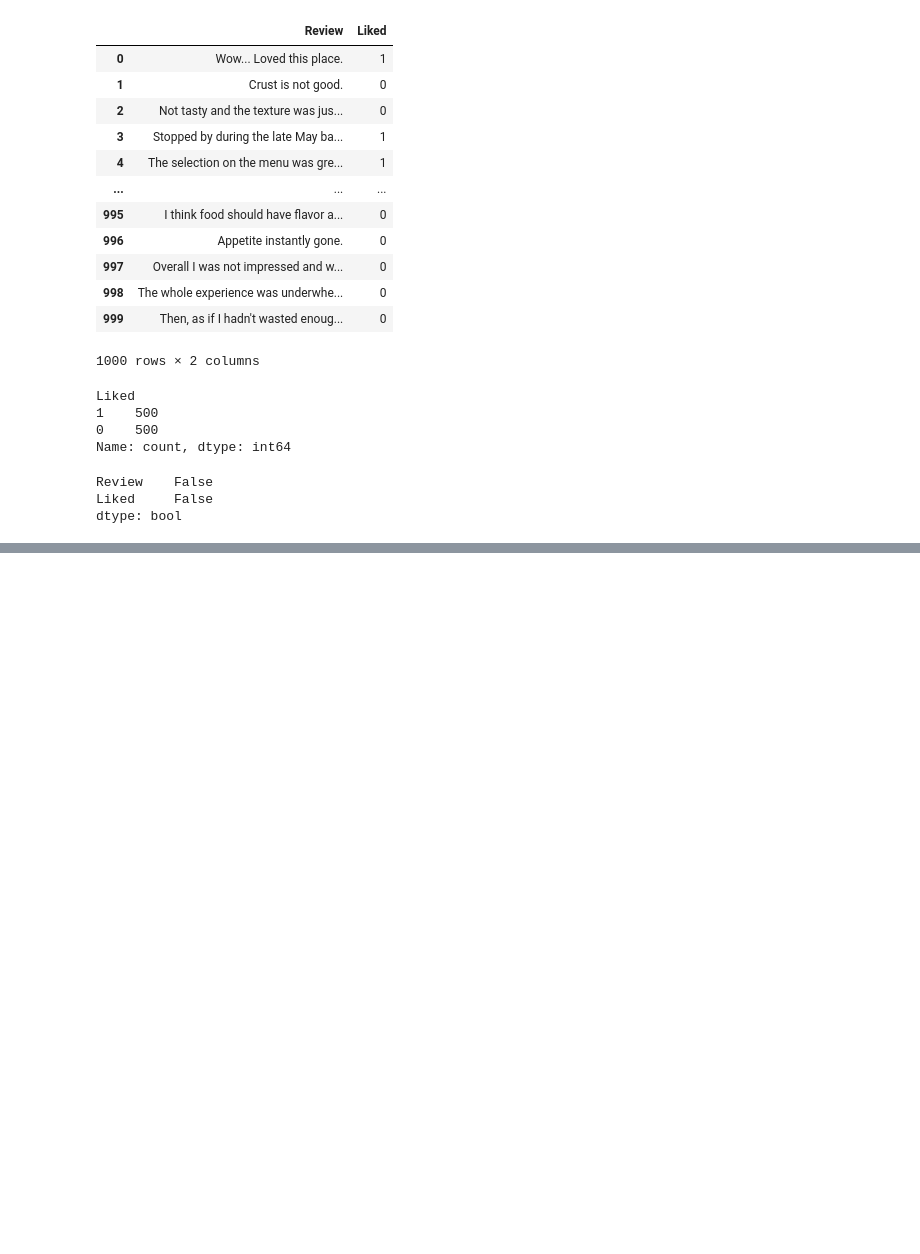
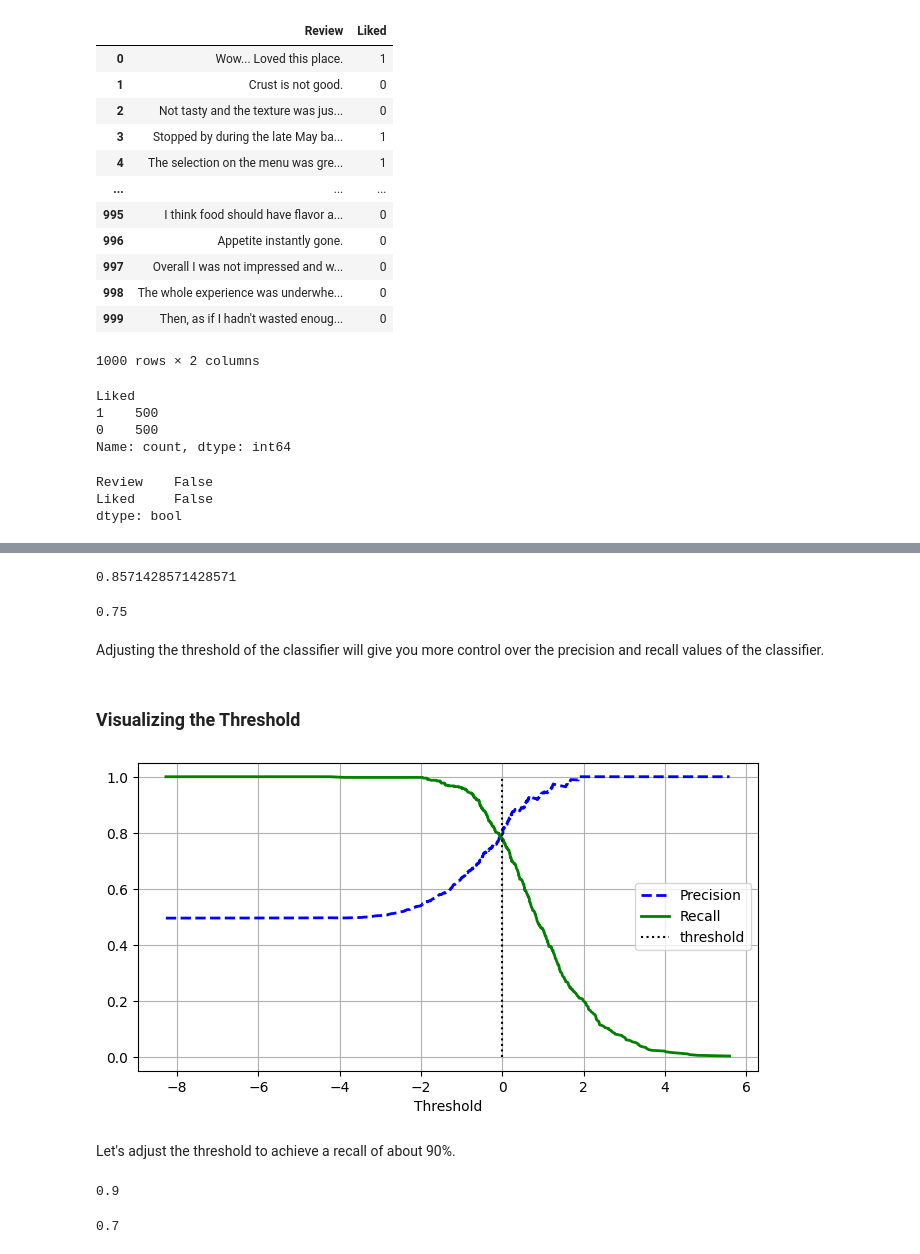
Before and after one commit to NeoAcereo/Restaurant-Review, a Jupyter notebook: Notebook.ipynb, the cells around one changed output, grey strips where cells are left out. Cells and saved outputs as stored; diff of their text form; code cells hidden in the pictures; blank space fills up the shorter version.

Commit message:
Removed some of the custom functions and replaced them with TFID vectorizer
Trained a linear svm with stochastic gradient descent optimization and adjusted threshold to manipulate precision and recall

```diff
--- a/Notebook.ipynb
+++ b/Notebook.ipynb
@@ -130,0 +130,3 @@ TypeError: clean_and_preprocess() got an unexpected keyword argument 'inplace'
+# %%
+vectorized_data = vectorizer.fit_transform(cleaned_data['Review']).toarray()
+vectorized_data.shape
@@ -130,0 +157,52 @@ TypeError: clean_and_preprocess() got an unexpected keyword argument 'inplace'
+# %%
+from sklearn.model_selection import train_test_split
+
+X_train, X_test, y_train, y_test = train_test_split(vectorized_data, cleaned_data['Liked'], test_size=0.2, random_state=42)
+# %%
+from sklearn.linear_model import SGDClassifier
+from sklearn.metrics import precision_score, recall_score
+
+sgd = SGDClassifier()
+sgd.fit(X_train, y_train)
+
+y_pred = sgd.predict(X_test)
+# %%
+precision_score(y_true=y_test,
+                y_pred=y_pred)
+# %% [output]
+0.8571428571428571
+# %%
+recall_score(y_true=y_test,
+             y_pred=y_pred)
+# %% [output]
+0.75
+# %% [markdown]
+Adjusting the threshold of the classifier will give you more control over the precision and recall values of the classifier.
+# %% [markdown]
+### Visualizing the Threshold
+# %%
+from sklearn.metrics import precision_recall_curve
+from sklearn.model_selection import cross_val_predict
+
+predictions = cross_val_predict(estimator=sgd,
+                                X=X_train,
+                                y=y_train,
+                                cv=3,
+                                method='decision_function')
+# %%
+precisions, recalls, thresholds = precision_recall_curve(y_train, predictions)
+
+threshold_ = 0
+plt.figure(figsize=(8, 4))
+plt.grid()
+plt.plot(thresholds, precisions[:-1], "b--", label="Precision", linewidth=2)
+plt.plot(thresholds, recalls[:-1], "g-", label="Recall", linewidth=2)
+plt.vlines(threshold_, 0, 1.0, "k", "dotted", label="threshold")
+plt.xlabel("Threshold")
+plt.legend(loc="center right")
+
+plt.show()
+# %% [output]
+[figure, added]
+# %% [markdown]
+Let's adjust the threshold to achieve a recall of about 90%.
@@ -130,0 +213,13 @@ TypeError: clean_and_preprocess() got an unexpected keyword argument 'inplace'
+# %%
+predictions_at_90_recall = (predictions >= recall_90_threshold).astype(int)
+
+
+recall_score(y_true=y_train,
+             y_pred=predictions_at_90_recall).round(2)
+# %% [output]
+0.9
+# %%
+precision_score(y_true=y_train,
+                y_pred=predictions_at_90_recall).round(2)
+# %% [output]
+0.7
```
Also changed, not shown: parts of 14 cells of this notebook.
